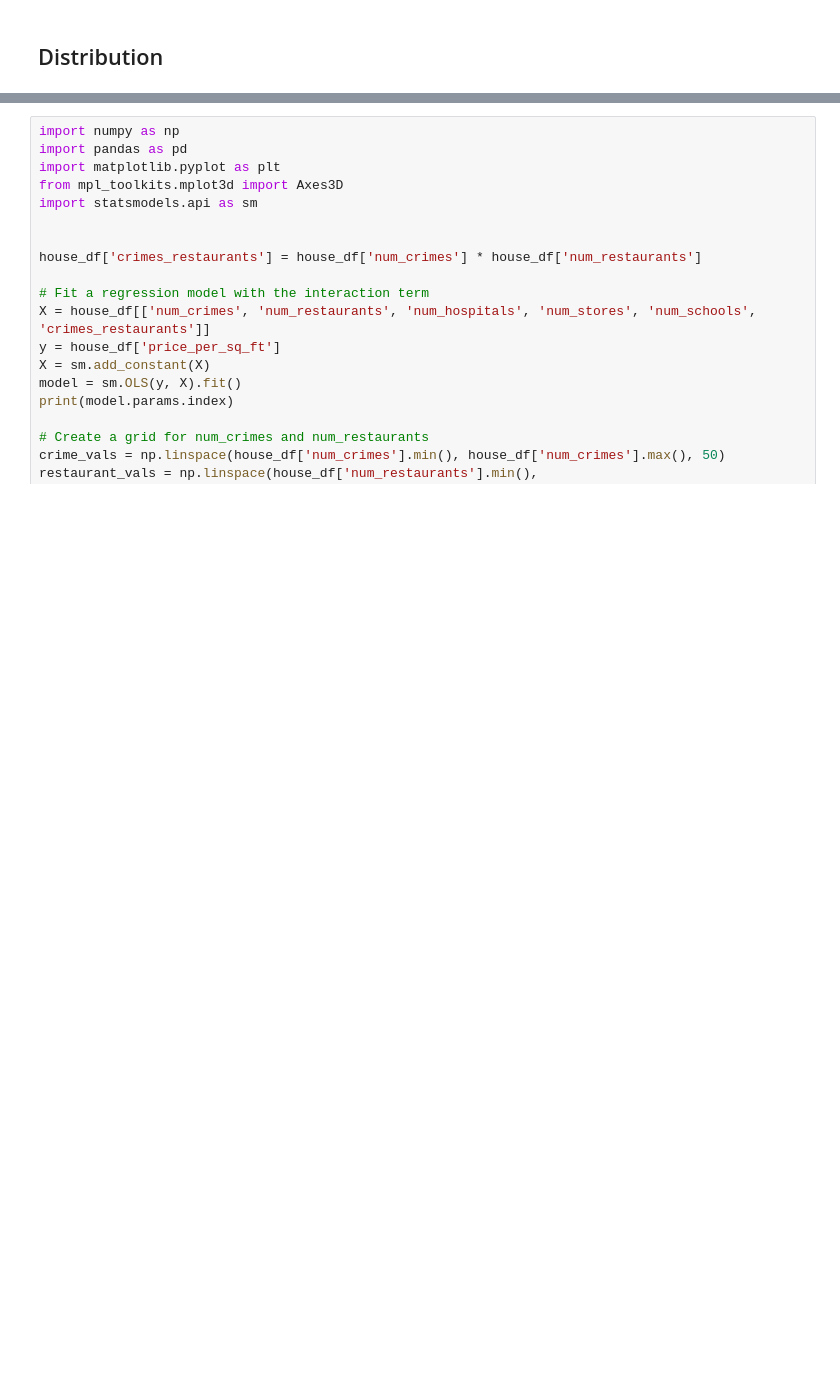
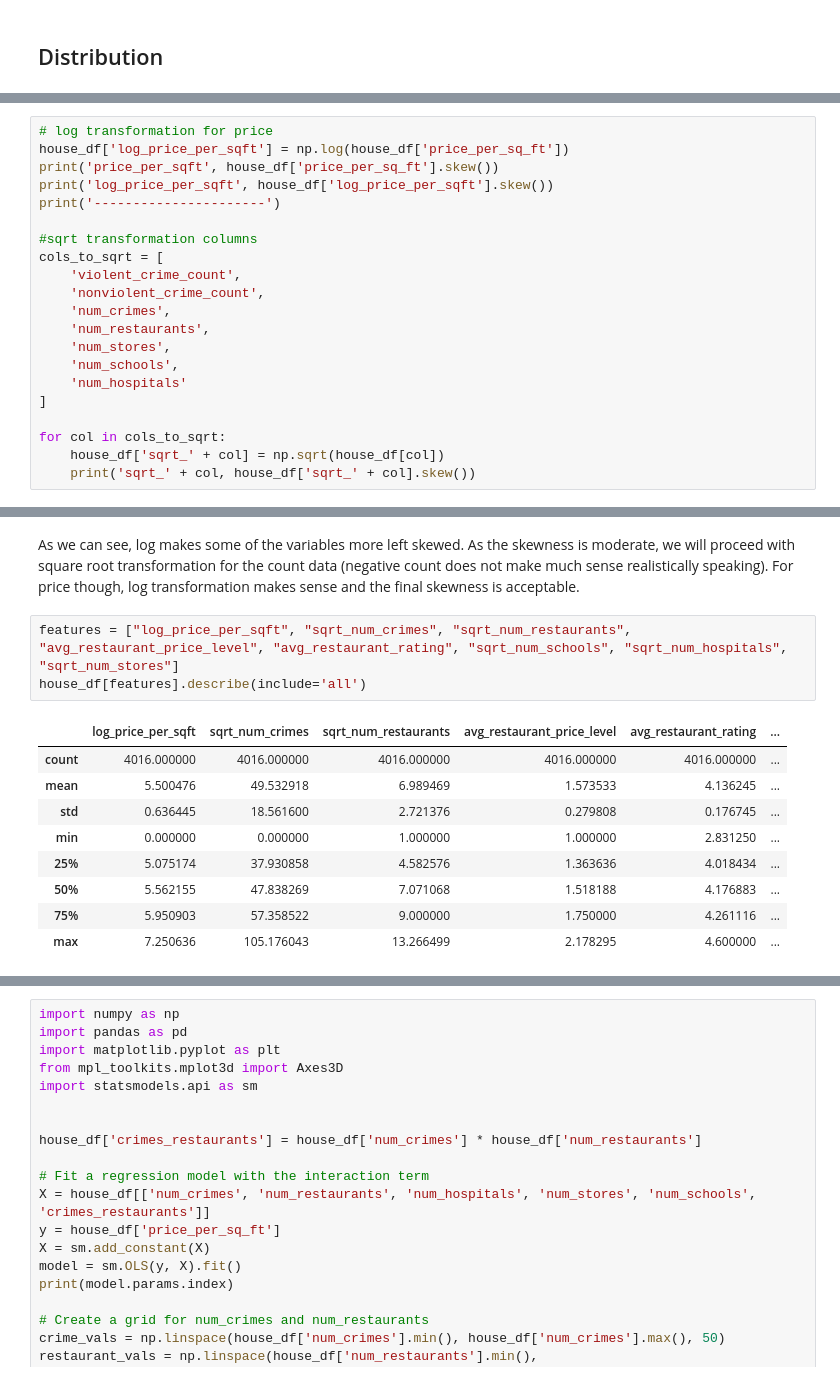
Before and after one commit to macs30112-winter25/final-project-team-leftovers, a Jupyter notebook: visualization_and_stats/stats.ipynb, the cells around one changed output, grey strips where cells are left out. Cells and saved outputs as stored; diff of their text form; blank space fills up the shorter version.

```diff
--- a/visualization_and_stats/stats.ipynb
+++ b/visualization_and_stats/stats.ipynb
@@ -166,0 +194,21 @@ plt.show()
+# %%
+# log transformation for price
+house_df['log_price_per_sqft'] = np.log(house_df['price_per_sq_ft'])
+print('price_per_sqft', house_df['price_per_sq_ft'].skew())
+print('log_price_per_sqft', house_df['log_price_per_sqft'].skew())
+print('----------------------')
+
+#sqrt transformation columns
+cols_to_sqrt = [
+    'violent_crime_count',
+    'nonviolent_crime_count',
+    'num_crimes',
+    'num_restaurants',
+    'num_stores',
+    'num_schools',
+    'num_hospitals'
+]
+
+for col in cols_to_sqrt:
+    house_df['sqrt_' + col] = np.sqrt(house_df[col])
+    print('sqrt_' + col, house_df['sqrt_' + col].skew())
@@ -167,3 +250,18 @@ plt.show()
+# %% [markdown]
+As we can see, log makes some of the variables more left skewed. As the skewness is moderate, we will proceed with square root transformation for the count data (negative count does not make much sense realistically speaking). For price though, log transformation makes sense and the final skewness is acceptable.
+# %%
+features = ["log_price_per_sqft", "sqrt_num_crimes", "sqrt_num_restaurants", "avg_restaurant_price_level", "avg_restaurant_rating", "sqrt_num_schools", "sqrt_num_hospitals", "sqrt_num_stores"]
+house_df[features].describe(include='all')
+# %% [output]
+|  | log_price_per_sqft | sqrt_num_crimes | sqrt_num_restaurants | avg_restaurant_price_level | avg_restaurant_rating | ... |
+| count | 4016.000000 | 4016.000000 | 4016.000000 | 4016.000000 | 4016.000000 | ... |
+| mean | 5.500476 | 49.532918 | 6.989469 | 1.573533 | 4.136245 | ... |
+| std | 0.636445 | 18.561600 | 2.721376 | 0.279808 | 0.176745 | ... |
+| min | 0.000000 | 0.000000 | 1.000000 | 1.000000 | 2.831250 | ... |
+| 25% | 5.075174 | 37.930858 | 4.582576 | 1.363636 | 4.018434 | ... |
+| 50% | 5.562155 | 47.838269 | 7.071068 | 1.518188 | 4.176883 | ... |
+| 75% | 5.950903 | 57.358522 | 9.000000 | 1.750000 | 4.261116 | ... |
+| max | 7.250636 | 105.176043 | 13.266499 | 2.178295 | 4.600000 | ... |
 # %%
 import folium
 from folium.plugins import HeatMap
```
Also changed, not shown: parts of 43 cells of this notebook.
